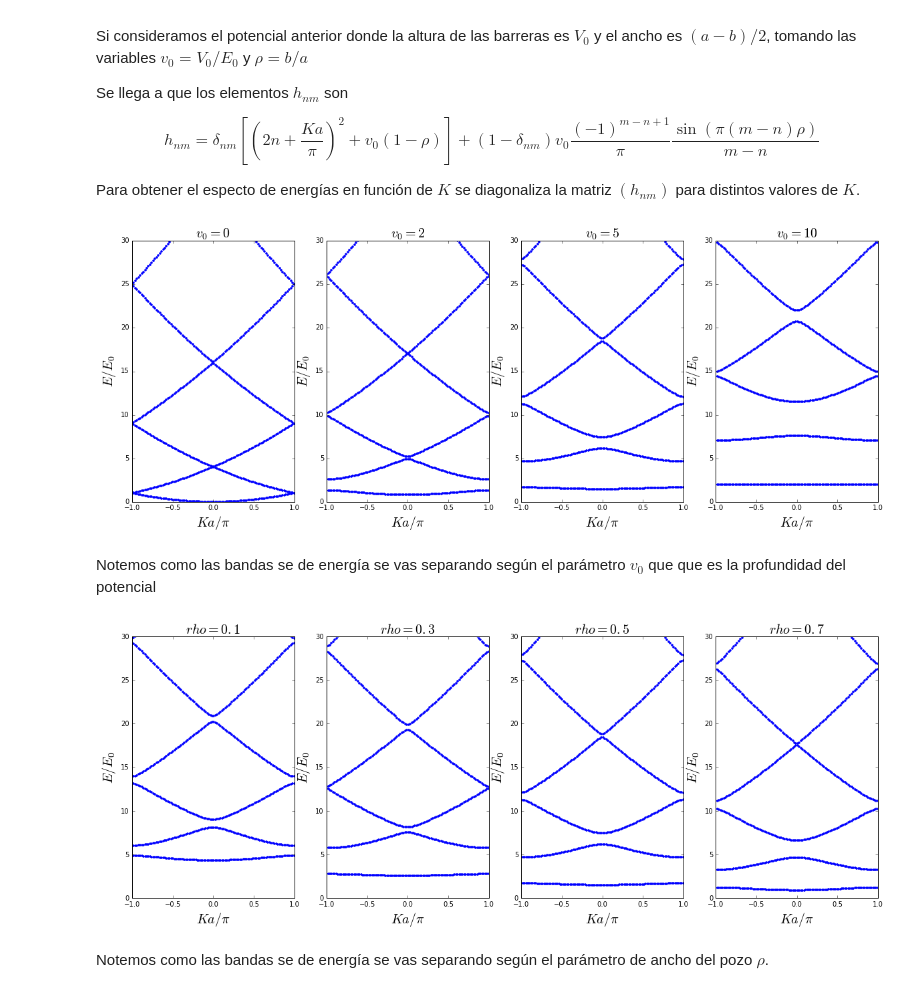
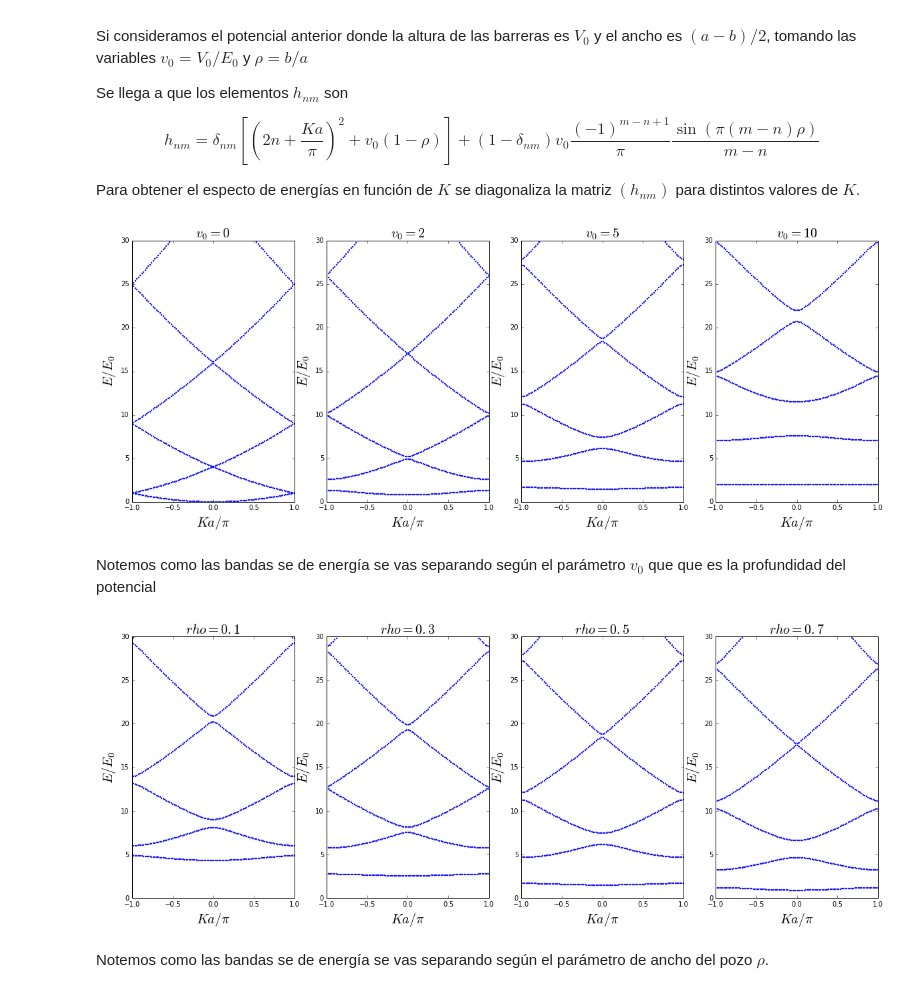
Before and after one commit to diegohdzrjk/Proyecto-Computacional, a Jupyter notebook: Kronig_Penny_model_1D.ipynb, the cells around one changed output. Drawn from its saved outputs; the diff is of its cells as text; code cells hidden in the pictures.

```diff
--- a/Kronig_Penny_model_1D.ipynb
+++ b/Kronig_Penny_model_1D.ipynb
@@ -133,28 +133,30 @@ def ParseKa(Ka_vals, N, v0, rho):
 # %%
 fig = figure(figsize=(20,7))
 ax = fig.add_subplot(141)
 bx = fig.add_subplot(142)
 cx = fig.add_subplot(143)
 dx = fig.add_subplot(144)
 
 Ka_vals = 100
 N = 10
 rho = 0.5
+v0s = [0, 2, 5, 10]
+
 
 Energies = [np.zeros((Ka_vals, 2*N+1)), np.zeros((Ka_vals, 2*N+1)),
             np.zeros((Ka_vals, 2*N+1)), np.zeros((Ka_vals, 2*N+1))]
 graphs = [ax,bx,cx,dx]
-v0s = [0, 2, 5, 10]
+
 
 for i in range(4):
     Energies[i] = ParseKa(Ka_vals, N, v0s[i], rho)
-    graphs[i].plot(Energies[i][0,:], Energies[i][1,:], '.')
+    graphs[i].plot(Energies[i][0,:], Energies[i][1,:], '.', markersize=4)
     graphs[i].set_title("$v_0 = "+str(v0s[i])+"$", fontsize=20)
     graphs[i].set_ylim(0,30)
     graphs[i].set_xlabel("$Ka/\pi$", fontsize=20)
     graphs[i].set_ylabel("$E/E_0$", fontsize=20)
 # %% [output]
-[figure, old version]
+[figure, new version]
 # %% [markdown]
 Notemos como las bandas se de energía se vas separando según el parámetro $v_0$ que que es la profundidad del potencial
 # %%
@@ -167,20 +169,22 @@ dx = fig.add_subplot(144)
 Ka_vals = 100
 N = 10
 v0 = 5
+rhos = [0.1, 0.3, 0.5, 0.7]
+
 
 Energies = [np.zeros((Ka_vals, 2*N+1)), np.zeros((Ka_vals, 2*N+1)),
             np.zeros((Ka_vals, 2*N+1)), np.zeros((Ka_vals, 2*N+1))]
 graphs = [ax,bx,cx,dx]
-rhos = [0.1, 0.3, 0.5, 0.7]
+
 
 for i in range(4):
     Energies[i] = ParseKa(Ka_vals, N, v0, rhos[i])
-    graphs[i].plot(Energies[i][0,:], Energies[i][1,:], '.')
+    graphs[i].plot(Energies[i][0,:], Energies[i][1,:], '.', markersize=4)
     graphs[i].set_title("$rho = "+str(rhos[i])+"$", fontsize=20)
     graphs[i].set_ylim(0,30)
     graphs[i].set_xlabel("$Ka/\pi$", fontsize=20)
     graphs[i].set_ylabel("$E/E_0$", fontsize=20)
 # %% [output]
-[figure, old version]
+[figure, new version]
 # %% [markdown]
 Notemos como las bandas se de energía se vas separando según el parámetro de ancho del pozo $\rho$.
```
Also changed, not shown: parts of 1 cell of this notebook.
